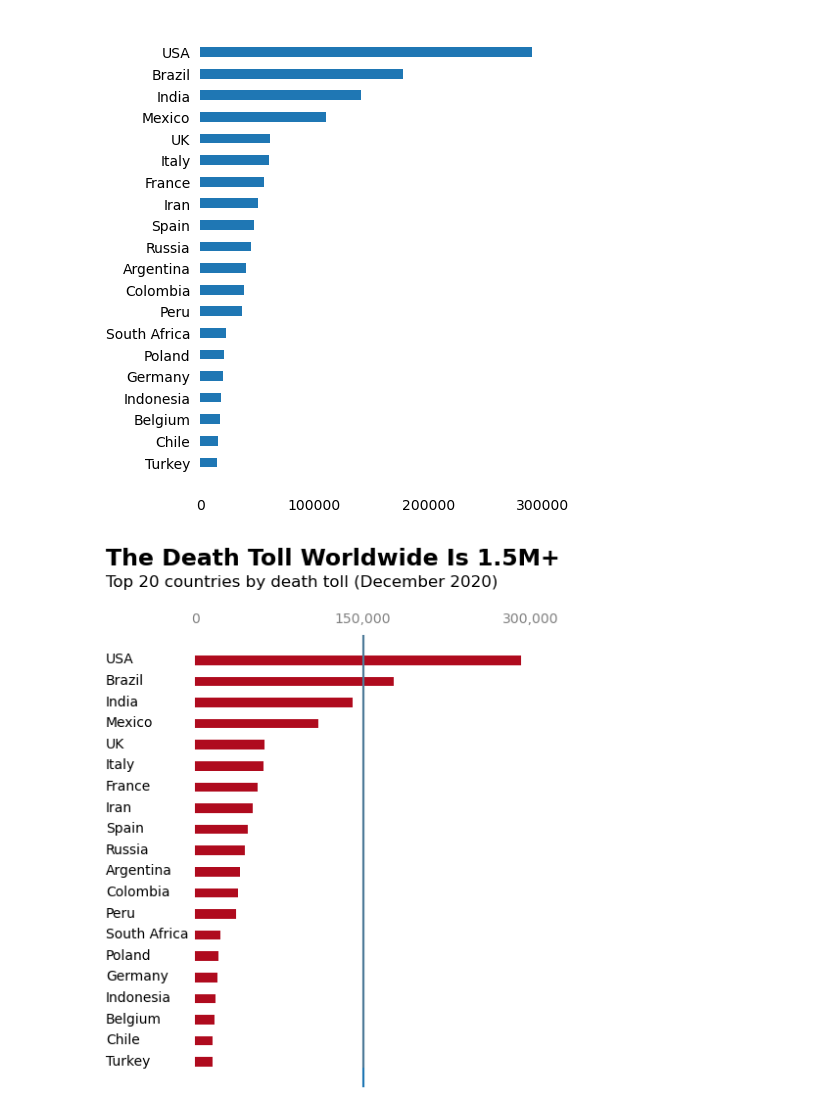
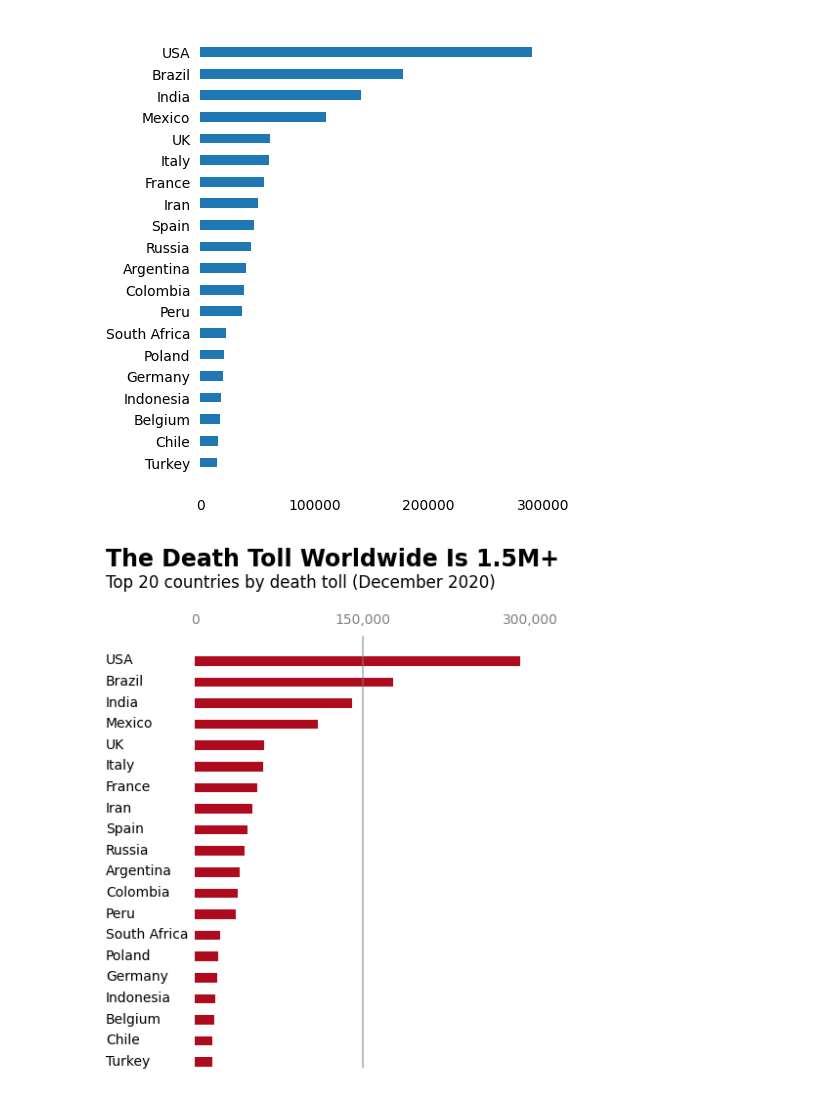
Before and after one commit to dev-alissonalves/data-scientist-dataquest, a Jupyter notebook: part02 - data_analysis_and_visualization/3-telling-stories-using-data-visualization/notebooks/00-design_for_an_audience.ipynb, the cells around one changed output. Cells and saved outputs as stored; diff of their text form; code cells hidden in the pictures.

Commit message:
start new module about storyteling and data visualization

```diff
--- a/part02 - data_analysis_and_visualization/3-telling-stories-using-data-visualization/notebooks/00-design_for_an_audience.ipynb
+++ b/part02 - data_analysis_and_visualization/3-telling-stories-using-data-visualization/notebooks/00-design_for_an_audience.ipynb
@@ -117,39 +117,52 @@ plt.show()
 # %% [output]
 [figure]
 # %%
-# The Direction of Reading
+# Title and Subtitle
+# Final Touches
 
 fig, ax = plt.subplots(figsize=(4.5, 6))
-ax.barh(top20_deathtoll['Country_Other'],
+ax.barh(
+        top20_deathtoll['Country_Other'],
         top20_deathtoll['Total_Deaths'],
-        height=0.45,
-        color='#af0b1e')
+        height    = 0.45,
+        color     = '#af0b1e')
 
 for location in ['left', 'right', 'top', 'bottom']:
     ax.spines[location].set_visible(False)
 
 ax.set_xticks([0, 150000, 300000])
+ax.set_xticklabels(['0', '150,000', '300,000'])
+ax.set_yticklabels([]) # an empty list removes the labels
 ax.xaxis.tick_top()
-ax.tick_params(top=False, left=False)
-ax.tick_params(axis='x', colors='grey')
-ax.set_xticklabels(['0', '150,000', '300,000'])
-ax.set_yticklabels([])
-ax.axvline(x=150000)
-ax.axvline(x=150000, ymin=0.045, c='grey', alpha=0.5)
+ax.tick_params(top    = False, left=False)
+ax.tick_params(axis   = 'x', colors='grey')
+
+# Title
+ax.text(x         = -80000,
+        y         = 23.5,
+        s         = 'The Death Toll Worldwide Is 1.5M+',
+        weight    = 'bold',
+        size      = 17)
+
+# Subtitle
+ax.text(x       = -80000,
+        y       = 22.5,
+        s       = 'Top 20 countries by death toll (December 2020)',
+        size    = 12)
+
 country_names = top20_deathtoll['Country_Other']
+
 for i, country in zip(range(20), country_names):
-    ax.text(x=-80000, y=i-0.15, s=country)
+    ax.text(x   = -80000,
+            y   = i-0.15,
+            s   = country)
 
-ax.text(x = -80000,
-        y = 23.5,
-        s = 'The Death Toll Worldwide Is 1.5M+',
-        size = 17,
-        weight = 'bold')
 
-ax.text(x = -80000,
-        y = 22.5,
-        s = 'Top 20 countries by death toll (December 2020)',
-        size = 12)
+ax.axvline(x        = 150000,
+           ymin     = 0.045,
+           c        = 'grey',
+           alpha    = 0.5)
+
 plt.show()
 # %% [output]
-[figure, old version]
+[figure, new version]
```
Also changed, not shown: parts of 2 cells of this notebook, 3 other files.
